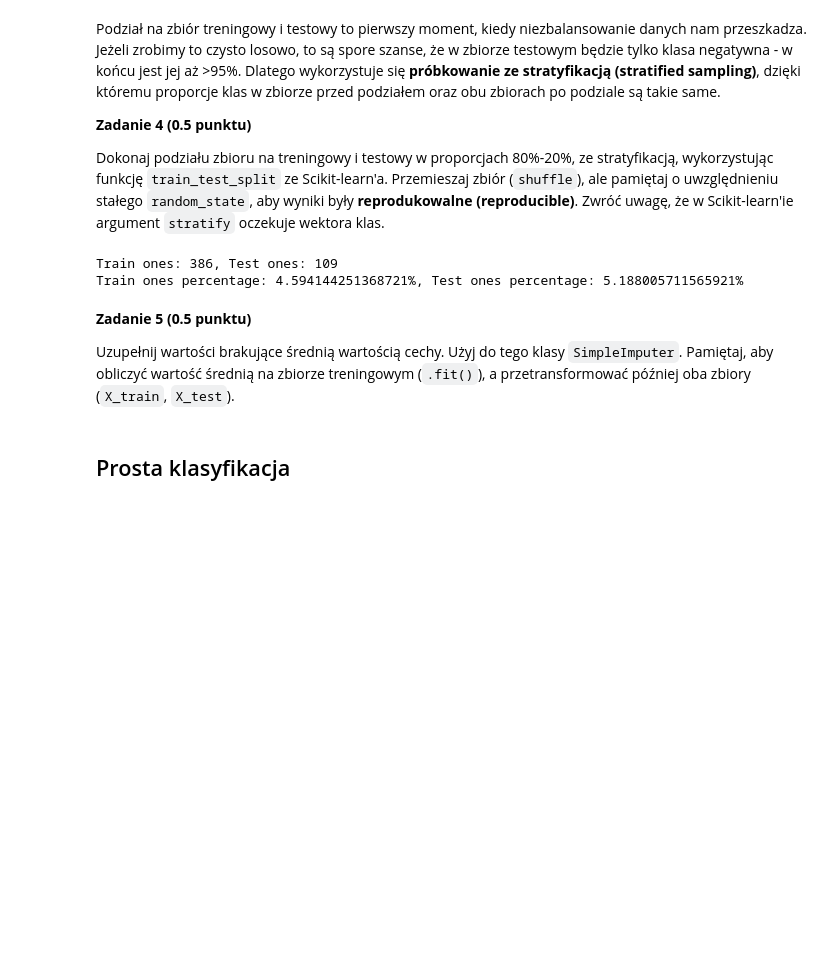
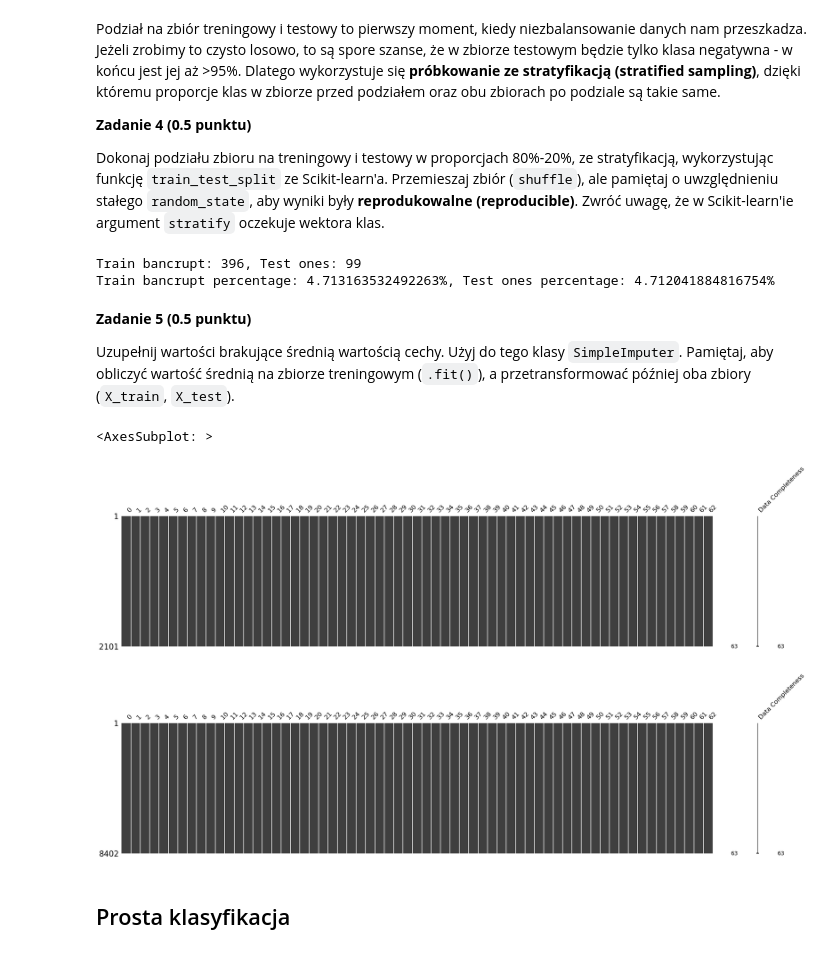
Before and after one commit to rafibz007/PSI-labs, a Jupyter notebook: lab2/notebook_empty.ipynb, the cells around one changed output. Drawn from its saved outputs; the diff is of its cells as text; code cells hidden in the pictures; blank space fills up the shorter version.

```diff
--- a/lab2/notebook_empty.ipynb
+++ b/lab2/notebook_empty.ipynb
@@ -147,16 +148,31 @@ X_shuffled = shuffle(X, random_state=state)
 # %%
 from sklearn.model_selection import train_test_split
 
-train, test = train_test_split(X_shuffled, test_size=0.2, random_state=state)
-print(f"Train ones: {train['class'].sum()}, Test ones: {test['class'].sum()}")
-print(f"Train ones percentage: {(train['class'].sum()/len(train['class'].values))*100}%, Test ones percentage: {(test['class'].sum()/len(test['class'].values))*100}%")
+xtrain, xtest, ytrain, ytest = train_test_split(X_shuffled.drop(columns=["class"]), X_shuffled["class"], test_size=0.2, random_state=state, stratify=X_shuffled["class"])
+
+print(f"Train bancrupt: {ytrain.sum()}, Test ones: {ytest.sum()}")
+print(f"Train bancrupt percentage: {(ytrain.sum()/len(ytrain.values))*100}%, Test ones percentage: {(ytest.sum()/len(ytest.values))*100}%")
 # %% [output]
-Train ones: 386, Test ones: 109
-Train ones percentage: 4.594144251368721%, Test ones percentage: 5.188005711565921%
+Train bancrupt: 396, Test ones: 99
+Train bancrupt percentage: 4.713163532492263%, Test ones percentage: 4.712041884816754%
 # %% [markdown]
 **Zadanie 5 (0.5 punktu)**
 
 Uzupełnij wartości brakujące średnią wartością cechy. Użyj do tego klasy `SimpleImputer`. Pamiętaj, aby obliczyć wartość średnią na zbiorze treningowym (`.fit()`), a przetransformować później oba zbiory (`X_train`, `X_test`).
+# %%
+import numpy as np
+from sklearn.impute import SimpleImputer
+
+simple_imputer = SimpleImputer(strategy='mean', missing_values=np.nan).fit(xtrain)
+xtest = pd.DataFrame(simple_imputer.transform(xtest))
+xtrain = pd.DataFrame(simple_imputer.transform(xtrain))
+
+msno.matrix(xtest, labels=True, figsize=(30, 6))
+msno.matrix(xtrain, labels=True, figsize=(30, 6))
+# %% [output]
+<AxesSubplot: >
+[figure, added]
+[figure, added]
 # %% [markdown]
 ## Prosta klasyfikacja
 # %% [markdown]
```
Also changed, not shown: parts of 35 cells of this notebook.
